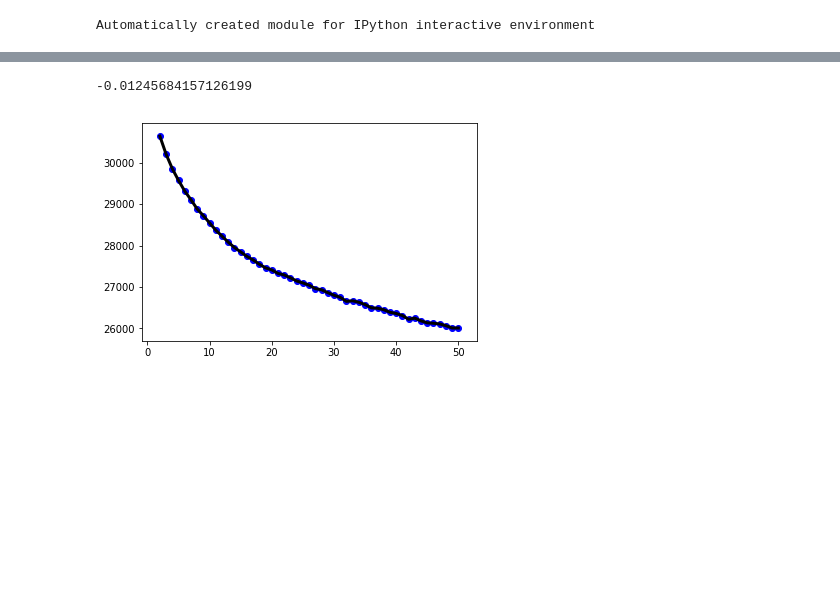
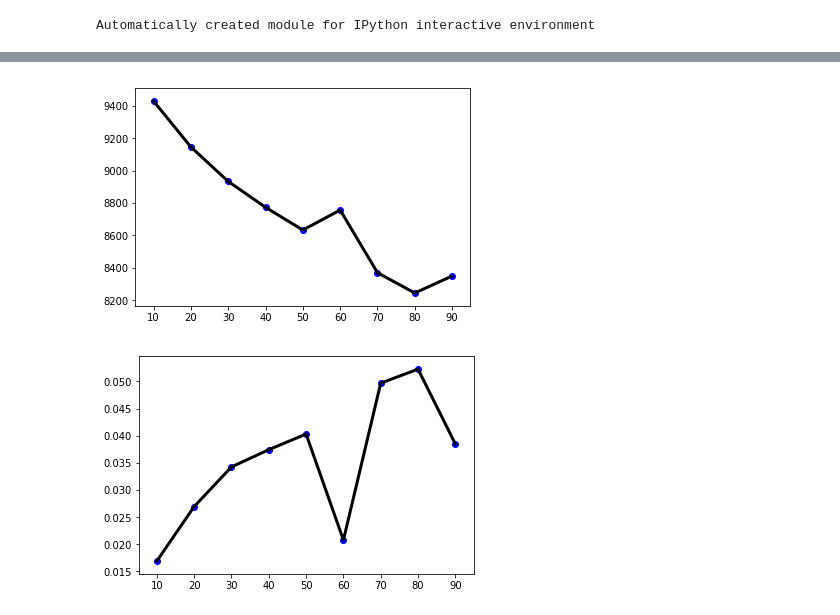
Before and after one commit to matheusmortatti/Machine-Learning-Class, a Jupyter notebook: Assignment03/assignment03.ipynb, the cells around one changed output, grey strips where cells are left out. Drawn from its saved outputs; the diff is of its cells as text; code cells hidden in the pictures; blank space fills up the shorter version.

```diff
--- a/Assignment03/assignment03.ipynb
+++ b/Assignment03/assignment03.ipynb
@@ -18,4 +71,9 @@ Automatically created module for IPython interactive environment
 # %%
 # Read and treat training dataset
 dataset = pandas.read_csv('health-dataset/bags.csv').values
-dataset = (dataset-dataset.max()/2) / dataset.max()
+# dataset = (dataset-dataset.max()/2) / dataset.max()
+dataset = normalize(dataset)
+data_train = dataset[0:10000,:]
+data_validation = dataset[10000:13227,:]
+
+# dataset = load_digits(n_class=10)
@@ -22,14 +82,16 @@ dataset = (dataset-dataset.max()/2) / dataset.max()
 # %%
 kmeans_costs = []
 kmeans_clusters = []
-for n in range(2,51):
+kmeans_silhouette = []
+for n in range(10,100,10):
     print("Training KMeans for " + str(n) + " clusters")
     kmeans = KMeans(n_clusters=n)
-    kmeans.fit(dataset)
+    kmeans.fit(data_train)
 
-    labels = kmeans.predict(dataset)
-    print("Silhouette Score: " + str(silhouette_score(dataset,labels)))
+    s = silhouette_score(data_train,kmeans.labels_)
+    print("Silhouette Score: " + str(s))
 
     kmeans_costs.append(kmeans.inertia_)
     kmeans_clusters.append(n)
+    kmeans_silhouette.append(s)
 # %% [output]
@@ -53,24 +116,11 @@ Training KMeans for 34 clusters
-# %%
-def graph_add_scatter(x, y, c='black'):
-    plt.scatter(x, y, color= c)
-
-def graph_add_line(x, y, c='black'):
-    plt.plot(x, y, color=c, linewidth=3)
-
-def plot(name=""):
-    plt.xticks()
-    plt.yticks()
-
-    if name!="":
-        plt.savefig(name)
-    plt.show()
-    plt.close()
-
-labels = kmeans.predict(dataset)
-print(silhouette_score(dataset,labels))
-graph_add_line(kmeans_clusters, kmeans_costs)
-graph_add_scatter(kmeans_clusters, kmeans_costs,c='blue')
-plot()
-# %% [output]
--0.01245684157126199
-[figure, removed]
+# %%
+graph_add_line(kmeans_clusters, kmeans_costs)
+graph_add_scatter(kmeans_clusters, kmeans_costs,c='blue')
+plot("cost_nclusters_10_100")
+
+graph_add_line(kmeans_clusters, kmeans_silhouette)
+graph_add_scatter(kmeans_clusters, kmeans_silhouette,c='blue')
+plot("silhouette_nclusters_10_100")
+# %% [output]
+[figure, added]
+[figure, added]
```
Also changed, not shown: parts of 10 cells of this notebook, 4 other files.
